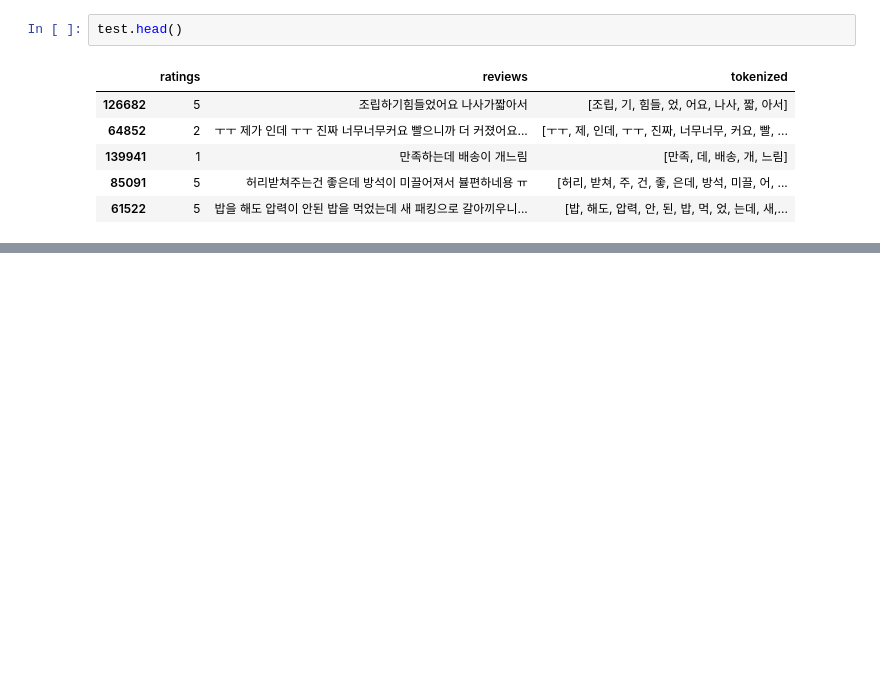
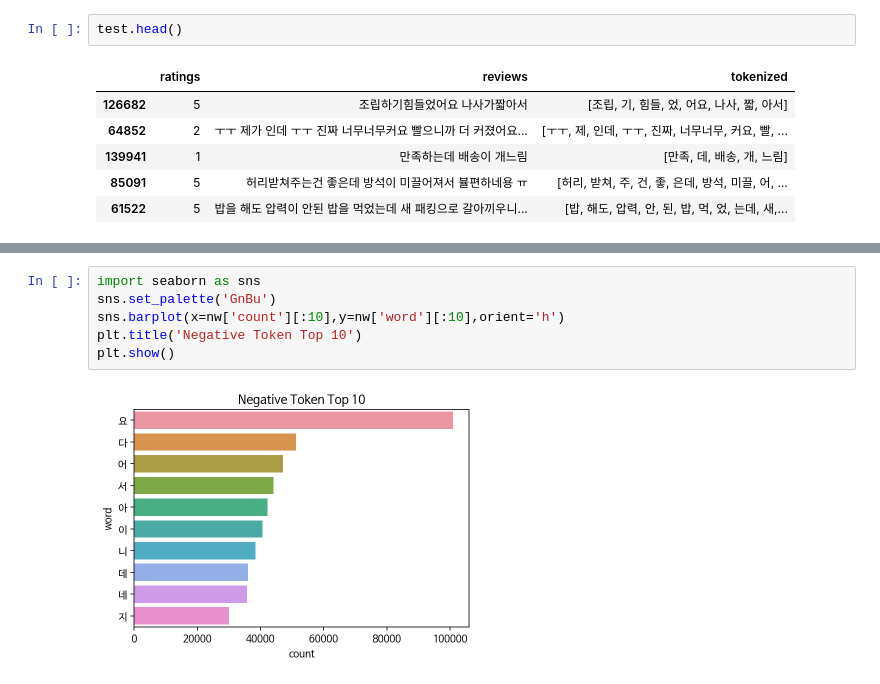
Before and after one commit to threegenie/sentiment_project, a Jupyter notebook: sentiment_project.ipynb, the cells around one changed output, grey strips where cells are left out. Drawn from its saved outputs; the diff is of its cells as text; blank space fills up the shorter version.

```diff
--- a/sentiment_project.ipynb
+++ b/sentiment_project.ipynb
@@ -142,0 +251,8 @@ test.head()
+# %%
+import seaborn as sns
+sns.set_palette('GnBu')
+sns.barplot(x=nw['count'][:10],y=nw['word'][:10],orient='h')
+plt.title('Negative Token Top 10')
+plt.show()
+# %% [output]
+[figure, added]
```
Also changed, not shown: parts of 12 cells of this notebook.
